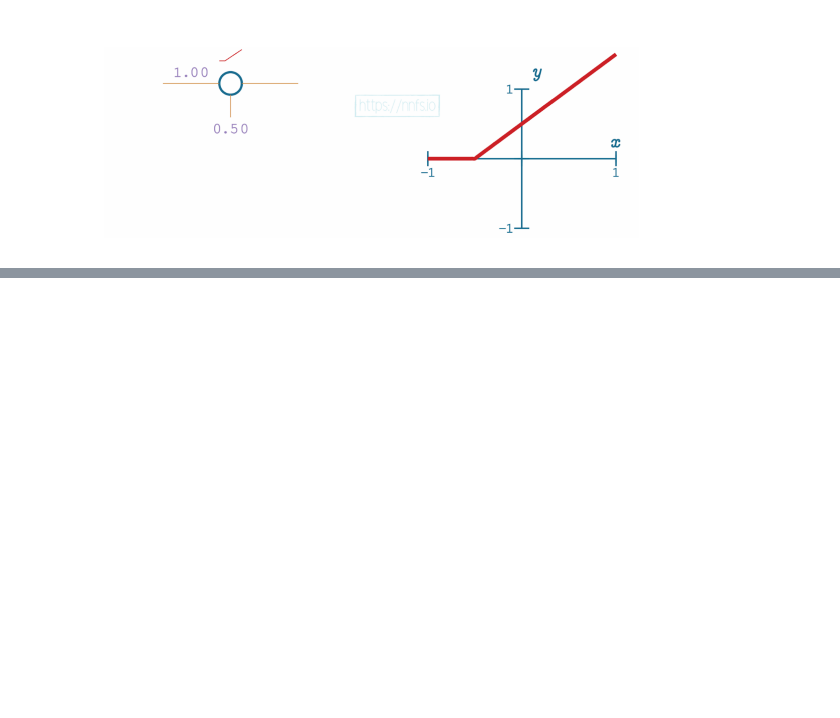
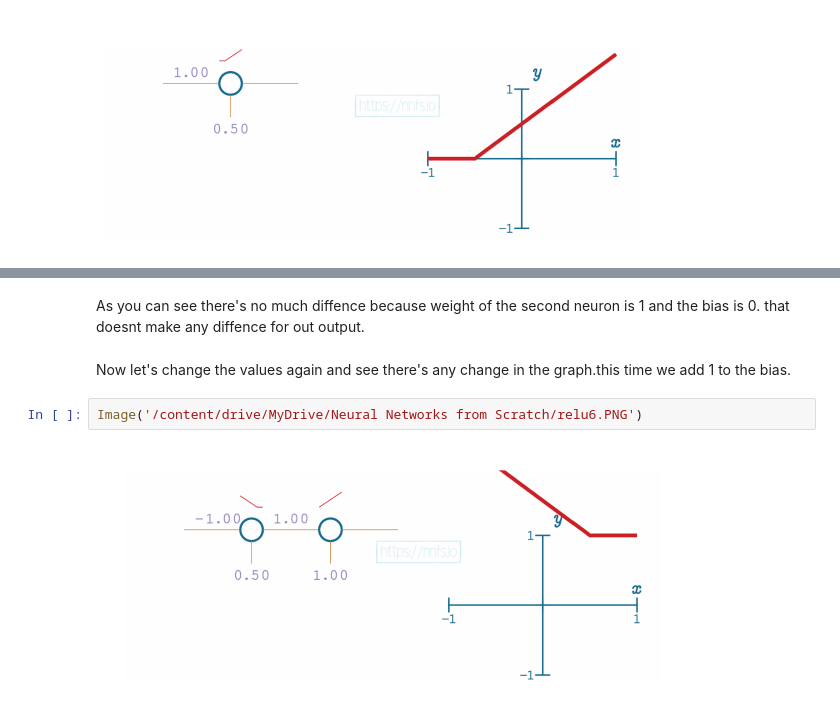
Before and after one commit to charu11/Neural-Networks-from-Scratch, a Jupyter notebook: Neural_networks_from_scratch.ipynb, the cells around one changed output, grey strips where cells are left out. Cells and saved outputs as stored; diff of their text form; blank space fills up the shorter version.

```diff
--- a/Neural_networks_from_scratch.ipynb
+++ b/Neural_networks_from_scratch.ipynb
@@ -465,0 +519,8 @@ Image('/content/drive/MyDrive/Neural Networks from Scratch/relu3.PNG')
+# %% [markdown]
+As you can see there's no much diffence because weight of the second neuron is 1 and the bias is 0. that doesnt make any diffence for out output.
+# %% [markdown]
+Now let's change the values again and see there's any change in the graph.this time we add 1 to the bias.
+# %%
+Image('/content/drive/MyDrive/Neural Networks from Scratch/relu6.PNG')
+# %% [output]
+[figure, added]
```
Also changed, not shown: parts of 22 cells of this notebook.
